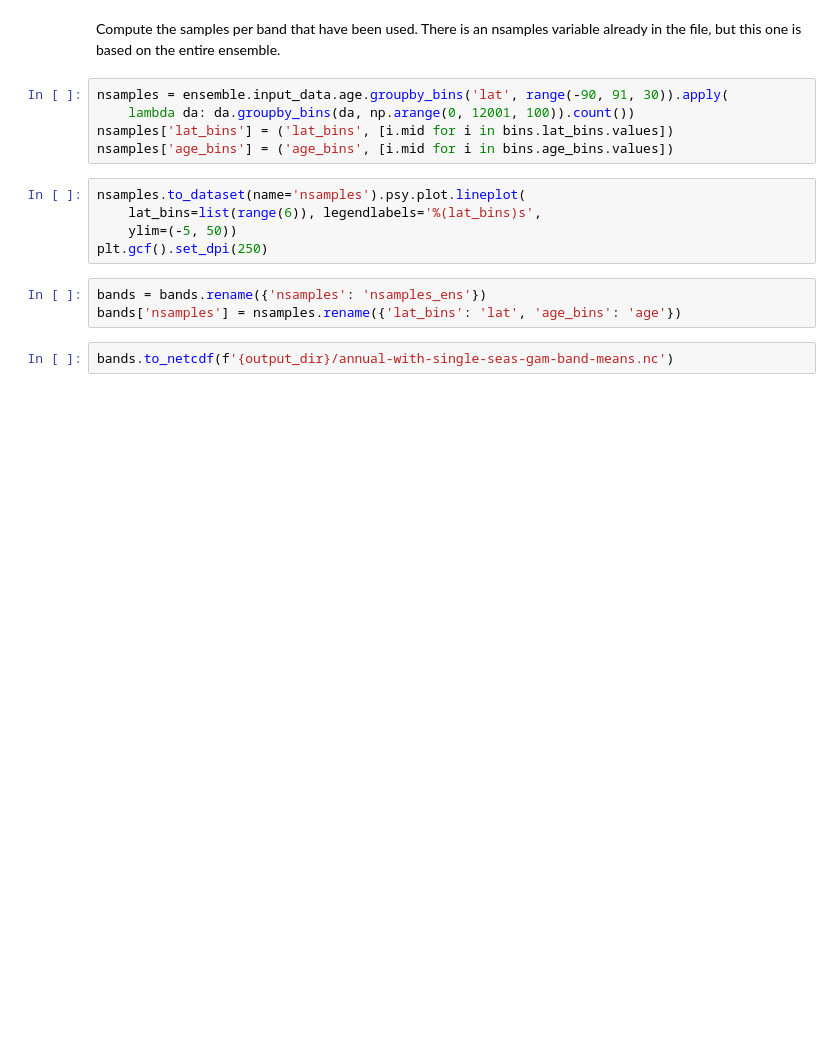
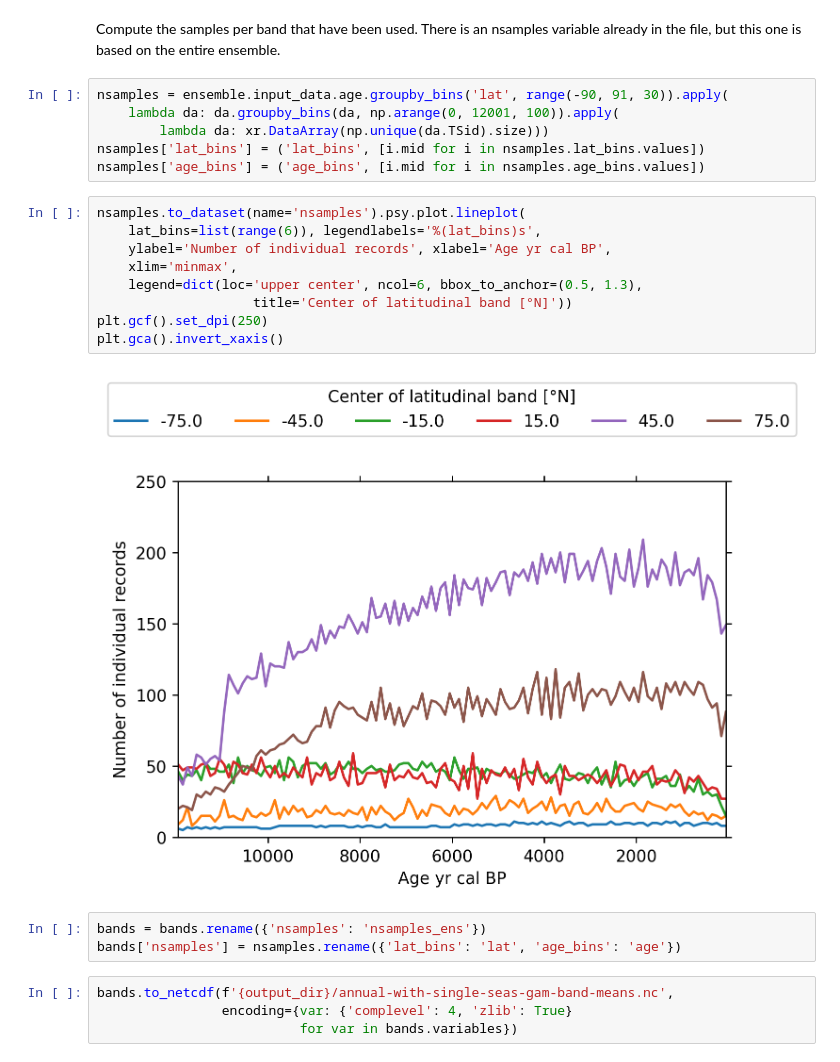
Before and after one commit to Chilipp/gridding-temp12k, a Jupyter notebook: scripts/compute-annual-gmst.ipynb, the cells around one changed output. Drawn from its saved outputs; the diff is of its cells as text; blank space fills up the shorter version.

```diff
--- a/scripts/compute-annual-gmst.ipynb
+++ b/scripts/compute-annual-gmst.ipynb
@@ -432,16 +440,25 @@ plt.gcf().set_dpi(300)
 Compute the samples per band that have been used. There is an nsamples variable already in the file, but this one is based on the entire ensemble.
 # %%
 nsamples = ensemble.input_data.age.groupby_bins('lat', range(-90, 91, 30)).apply(
-    lambda da: da.groupby_bins(da, np.arange(0, 12001, 100)).count())
-nsamples['lat_bins'] = ('lat_bins', [i.mid for i in bins.lat_bins.values])
-nsamples['age_bins'] = ('age_bins', [i.mid for i in bins.age_bins.values])
+    lambda da: da.groupby_bins(da, np.arange(0, 12001, 100)).apply(
+        lambda da: xr.DataArray(np.unique(da.TSid).size)))
+nsamples['lat_bins'] = ('lat_bins', [i.mid for i in nsamples.lat_bins.values])
+nsamples['age_bins'] = ('age_bins', [i.mid for i in nsamples.age_bins.values])
 # %%
 nsamples.to_dataset(name='nsamples').psy.plot.lineplot(
     lat_bins=list(range(6)), legendlabels='%(lat_bins)s',
-    ylim=(-5, 50))
+    ylabel='Number of individual records', xlabel='Age yr cal BP',
+    xlim='minmax',
+    legend=dict(loc='upper center', ncol=6, bbox_to_anchor=(0.5, 1.3),
+                    title='Center of latitudinal band [°N]'))
 plt.gcf().set_dpi(250)
+plt.gca().invert_xaxis()
+# %% [output]
+[figure, added]
 # %%
 bands = bands.rename({'nsamples': 'nsamples_ens'})
 bands['nsamples'] = nsamples.rename({'lat_bins': 'lat', 'age_bins': 'age'})
 # %%
-bands.to_netcdf(f'{output_dir}/annual-with-single-seas-gam-band-means.nc')
+bands.to_netcdf(f'{output_dir}/annual-with-single-seas-gam-band-means.nc',
+                encoding={var: {'complevel': 4, 'zlib': True}
+                          for var in bands.variables})
```
Also changed, not shown: parts of 4 cells of this notebook.
